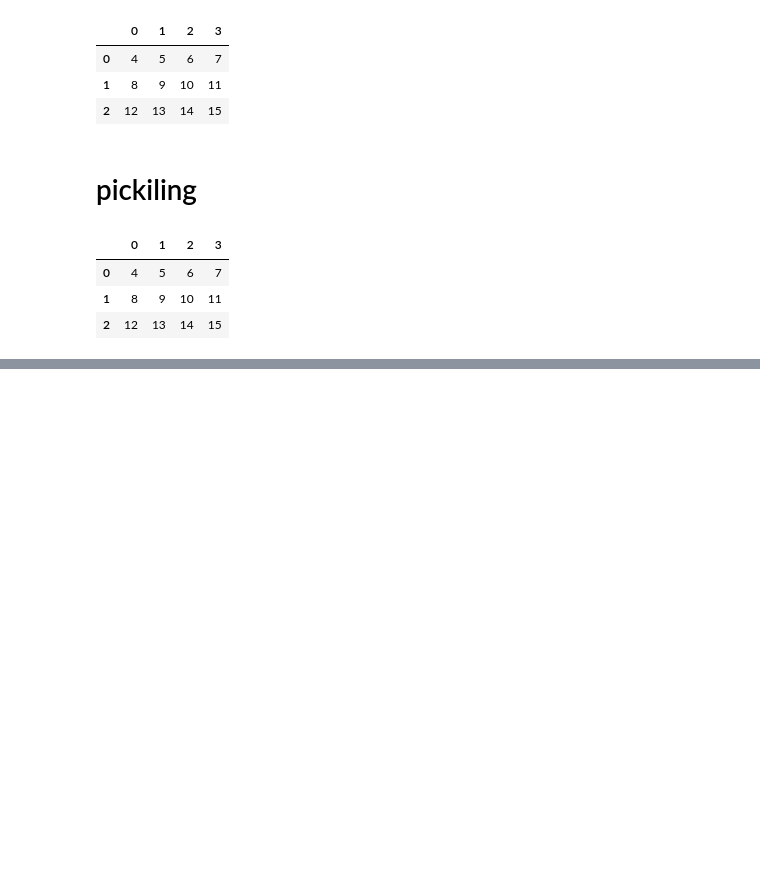
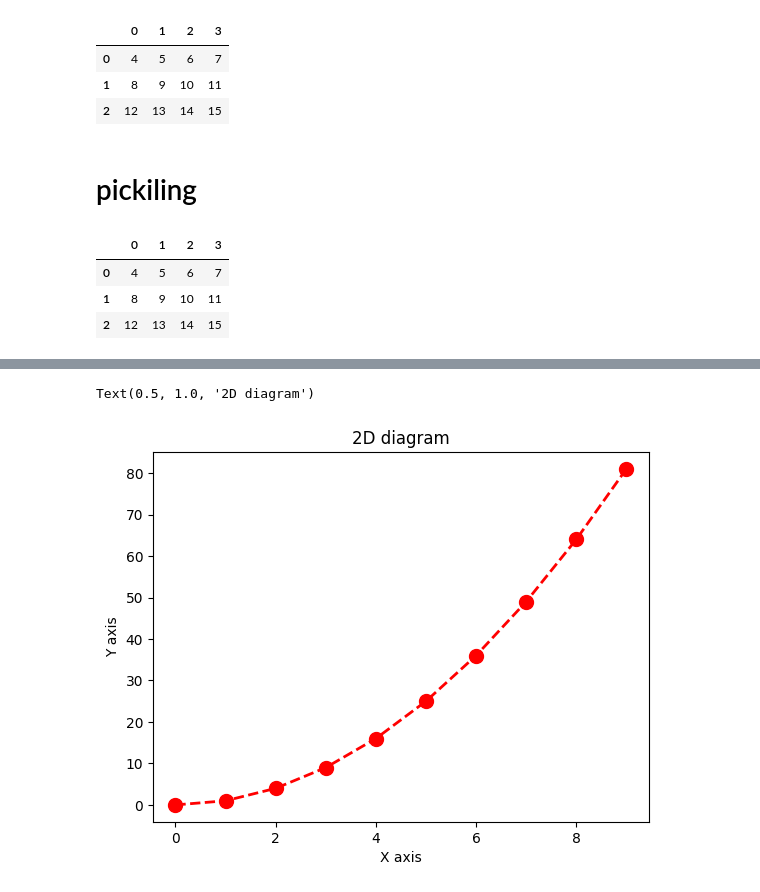
Before and after one commit to SUDHAN1022/Python-for-data-science, a Jupyter notebook: python_series.ipynb, the cells around one changed output, grey strips where cells are left out. Drawn from its saved outputs; the diff is of its cells as text; code cells hidden in the pictures; blank space fills up the shorter version.

```diff
--- a/python_series.ipynb
+++ b/python_series.ipynb
@@ -515,0 +557,10 @@ df
+# %%
+y=x*x
+# %%
+plt.plot(x, y, color='r', linestyle='--', linewidth=2, marker='o', markersize=10)
+plt.xlabel("X axis")
+plt.ylabel("Y axis")
+plt.title("2D diagram")
+# %% [output]
+Text(0.5, 1.0, '2D diagram')
+[figure, added]
```
Also changed, not shown: parts of 17 cells of this notebook.
